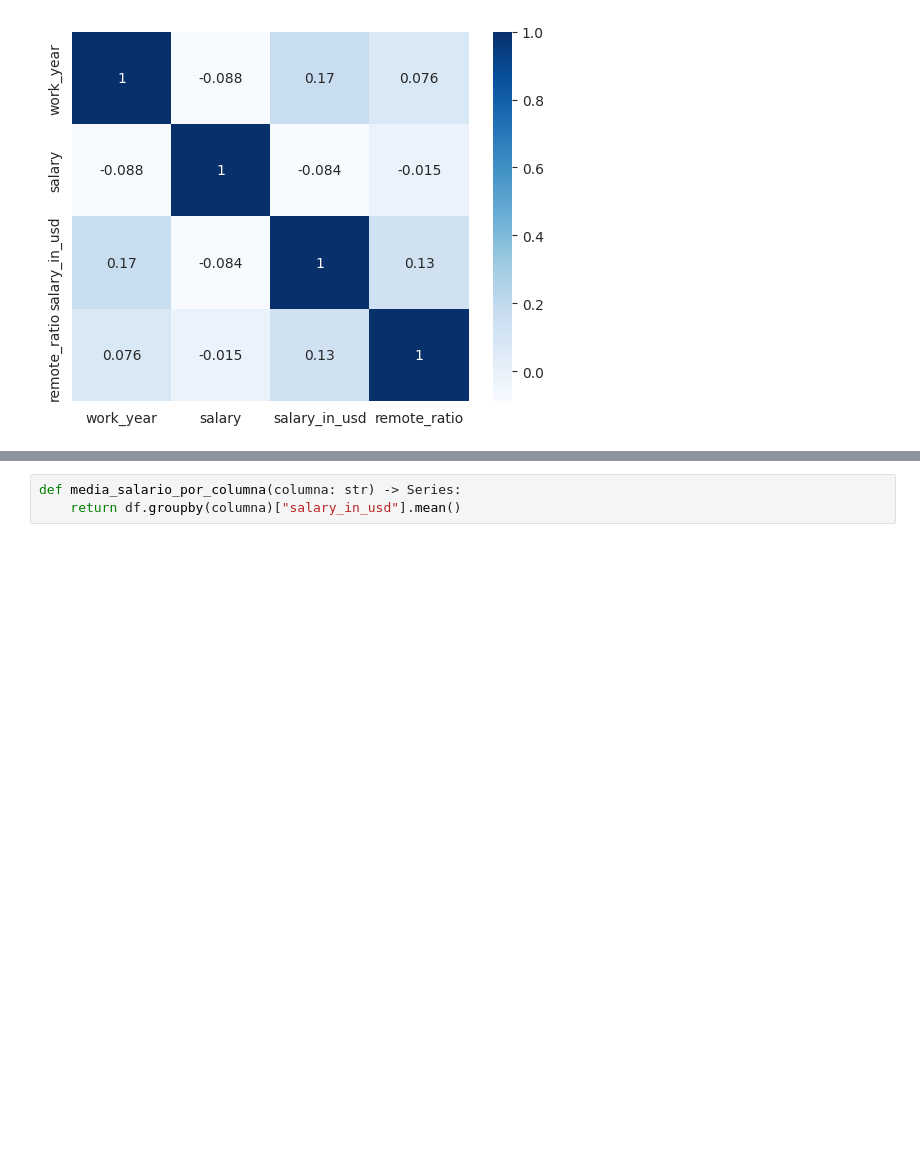
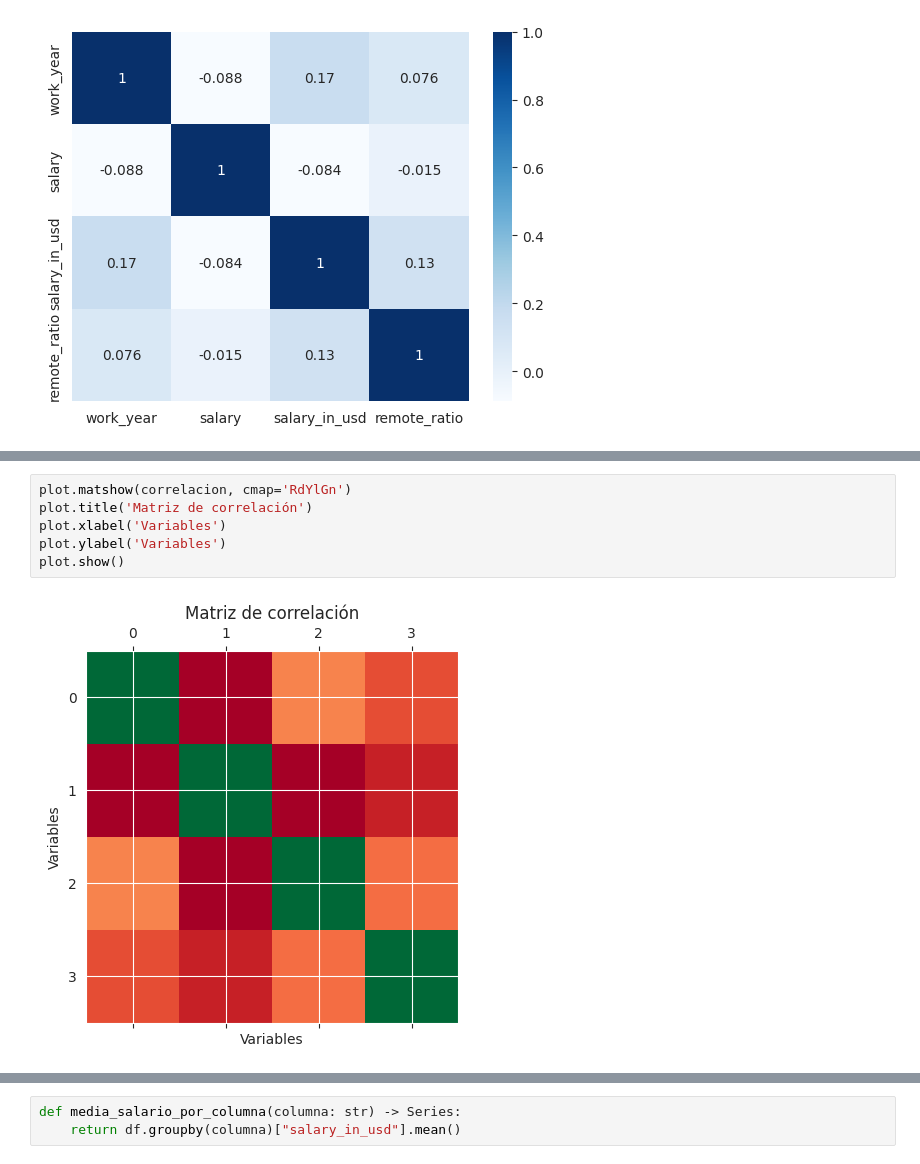
Before and after one commit to richistron/ds-bootcamp, a Jupyter notebook: src/modulo1/Final_M1_DS.ipynb, the cells around one changed output, grey strips where cells are left out. Drawn from its saved outputs; the diff is of its cells as text; blank space fills up the shorter version.

```diff
--- a/src/modulo1/Final_M1_DS.ipynb
+++ b/src/modulo1/Final_M1_DS.ipynb
@@ -226,0 +205,8 @@ sb.heatmap(correlacion, cmap="Blues", annot=True)
+# %%
+plot.matshow(correlacion, cmap='RdYlGn')
+plot.title('Matriz de correlación')
+plot.xlabel('Variables')
+plot.ylabel('Variables')
+plot.show()
+# %% [output]
+[figure, added]
```
Also changed, not shown: parts of 55 cells of this notebook.
